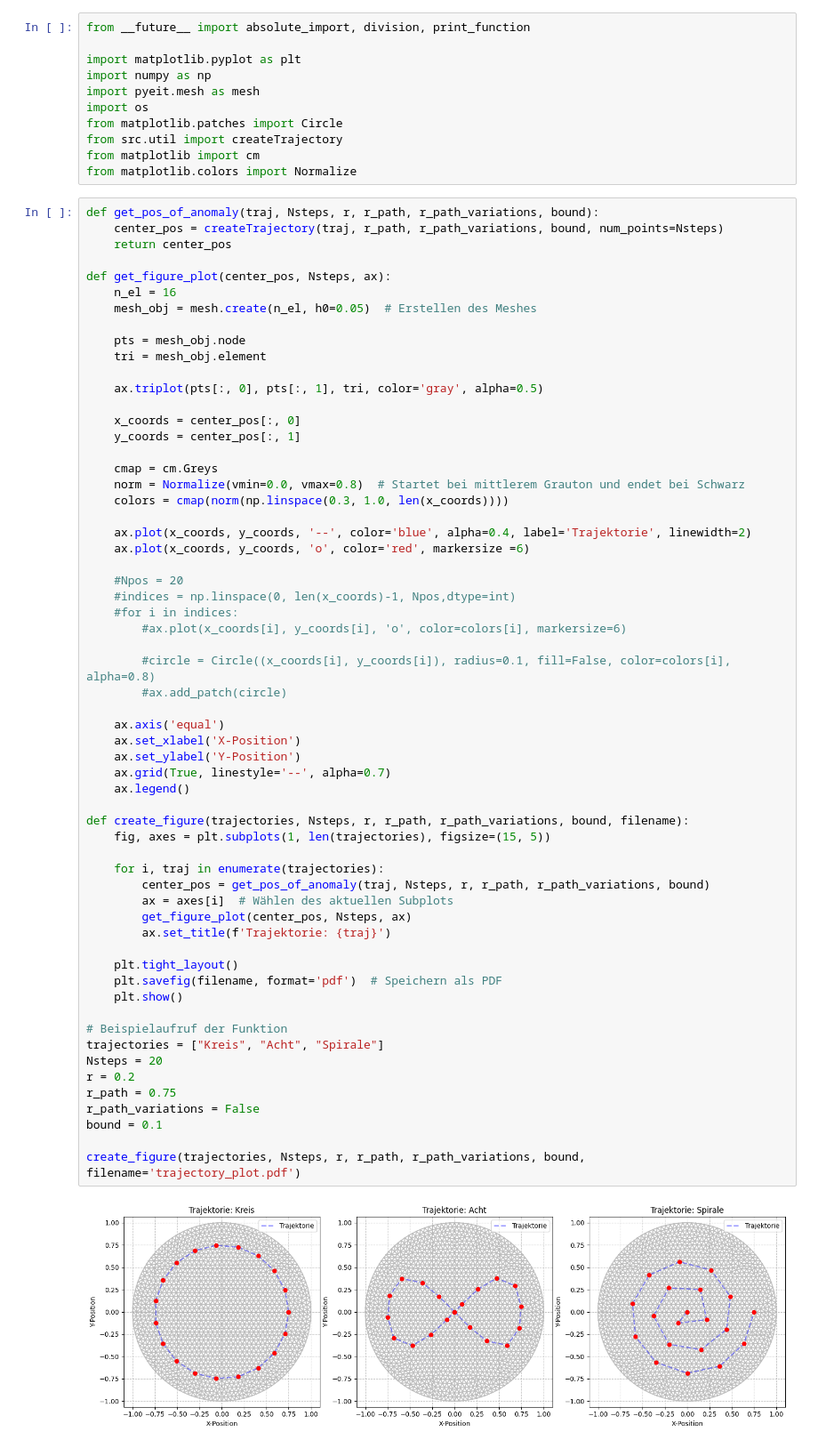
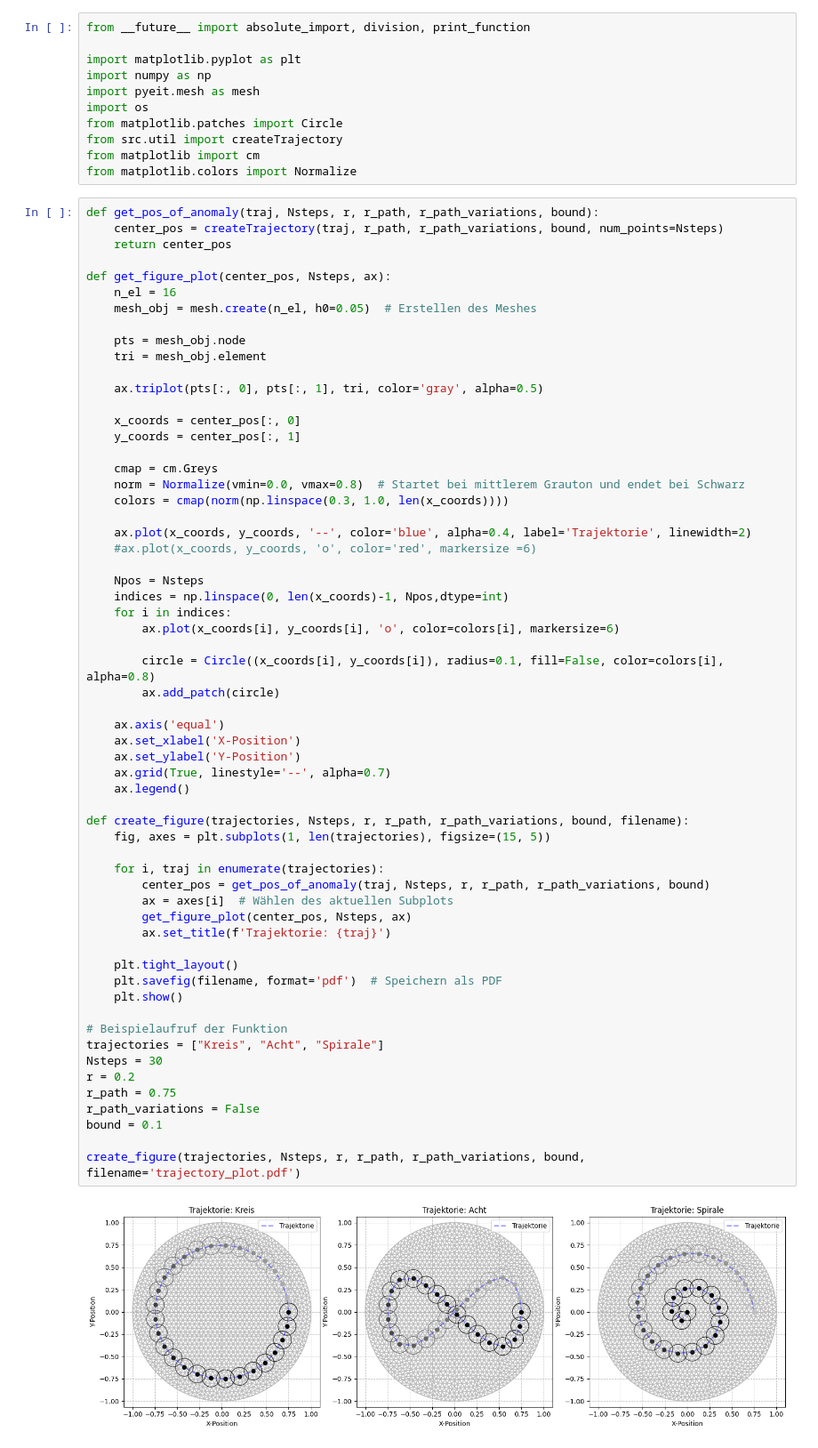
Before and after one commit to Peer076/Master-Thesis-EIT, a Jupyter notebook: Traj_plot.ipynb, the cells around one changed output. Shown at 89% size. Drawn from its saved outputs; the diff is of its cells as text.

Commit message:
added figure for trajectories

```diff
--- a/Traj_plot.ipynb
+++ b/Traj_plot.ipynb
@@ -31,43 +31,43 @@ def get_figure_plot(center_pos, Nsteps, ax):
     colors = cmap(norm(np.linspace(0.3, 1.0, len(x_coords))))
 
     ax.plot(x_coords, y_coords, '--', color='blue', alpha=0.4, label='Trajektorie', linewidth=2)
-    ax.plot(x_coords, y_coords, 'o', color='red', markersize =6)
+    #ax.plot(x_coords, y_coords, 'o', color='red', markersize =6)
 
-    #Npos = 20
-    #indices = np.linspace(0, len(x_coords)-1, Npos,dtype=int)
-    #for i in indices:
-        #ax.plot(x_coords[i], y_coords[i], 'o', color=colors[i], markersize=6)
+    Npos = Nsteps
+    indices = np.linspace(0, len(x_coords)-1, Npos,dtype=int)
+    for i in indices:
+        ax.plot(x_coords[i], y_coords[i], 'o', color=colors[i], markersize=6)
 
-        #circle = Circle((x_coords[i], y_coords[i]), radius=0.1, fill=False, color=colors[i], alpha=0.8)
-        #ax.add_patch(circle)
+        circle = Circle((x_coords[i], y_coords[i]), radius=0.1, fill=False, color=colors[i], alpha=0.8)
+        ax.add_patch(circle)
 
     ax.axis('equal')
     ax.set_xlabel('X-Position')
     ax.set_ylabel('Y-Position')
     ax.grid(True, linestyle='--', alpha=0.7)
     ax.legend()
 
 def create_figure(trajectories, Nsteps, r, r_path, r_path_variations, bound, filename):
     fig, axes = plt.subplots(1, len(trajectories), figsize=(15, 5))
 
     for i, traj in enumerate(trajectories):
         center_pos = get_pos_of_anomaly(traj, Nsteps, r, r_path, r_path_variations, bound)
         ax = axes[i]  # Wählen des aktuellen Subplots
         get_figure_plot(center_pos, Nsteps, ax)
         ax.set_title(f'Trajektorie: {traj}')
 
     plt.tight_layout()
     plt.savefig(filename, format='pdf')  # Speichern als PDF
     plt.show()
 
 # Beispielaufruf der Funktion
 trajectories = ["Kreis", "Acht", "Spirale"]
-Nsteps = 20
+Nsteps = 30
 r = 0.2
 r_path = 0.75
 r_path_variations = False
 bound = 0.1
 
 create_figure(trajectories, Nsteps, r, r_path, r_path_variations, bound, filename='trajectory_plot.pdf')
 # %% [output]
-[figure, old version]
+[figure, new version]
```
Also changed, not shown: 4 other files.
